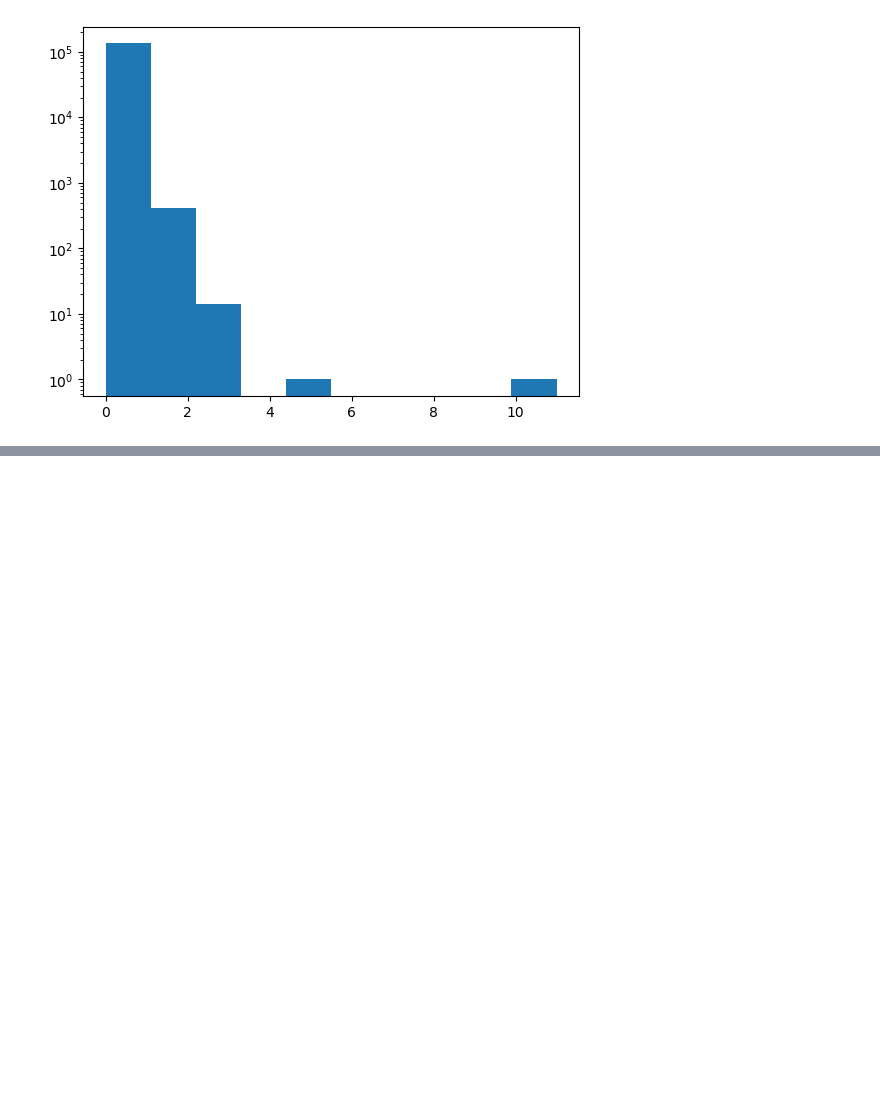
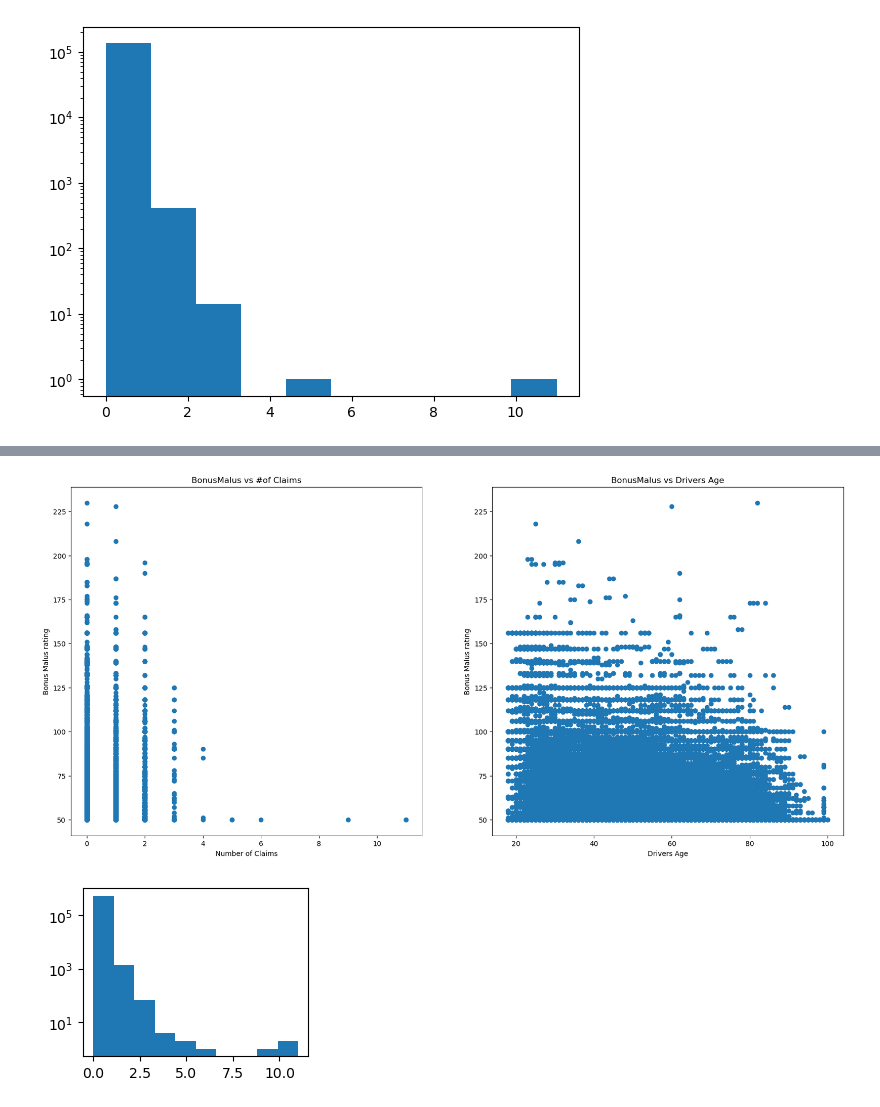
Before and after one commit to BossThePro/MLProject-Group-SR, a Jupyter notebook: test.ipynb, the cells around one changed output, grey strips where cells are left out. Saved outputs shown, nothing was run; the diff lists cells and outputs as text; code cells hidden in the pictures; blank space fills up the shorter version.

```diff
--- a/test.ipynb
+++ b/test.ipynb
@@ -64,0 +152,23 @@ len(df1)
+# %%
+fig = plt.figure(figsize=(20,20))
+#for i in range(len(df_drop_cat.columns)):
+
+plt.subplot(2,2,1)
+plt.scatter(df["ClaimNb"],df["BonusMalus"])
+plt.xlabel("Number of Claims")
+plt.ylabel("Bonus Malus rating")
+plt.title("BonusMalus vs #of Claims")
+
+plt.subplot(2,2,2)
+plt.scatter(df["DrivAge"],df["BonusMalus"])
+plt.xlabel("Drivers Age")
+plt.ylabel("Bonus Malus rating")
+plt.title("BonusMalus vs Drivers Age")
+plt.show()
+
+plt.subplot(2,2,3)
+plt.hist(df["ClaimNb"],log=True)
+plt.show()
+# %% [output]
+[figure, added]
+[figure, added]
```
Also changed, not shown: parts of 8 cells of this notebook, 1 other file.
